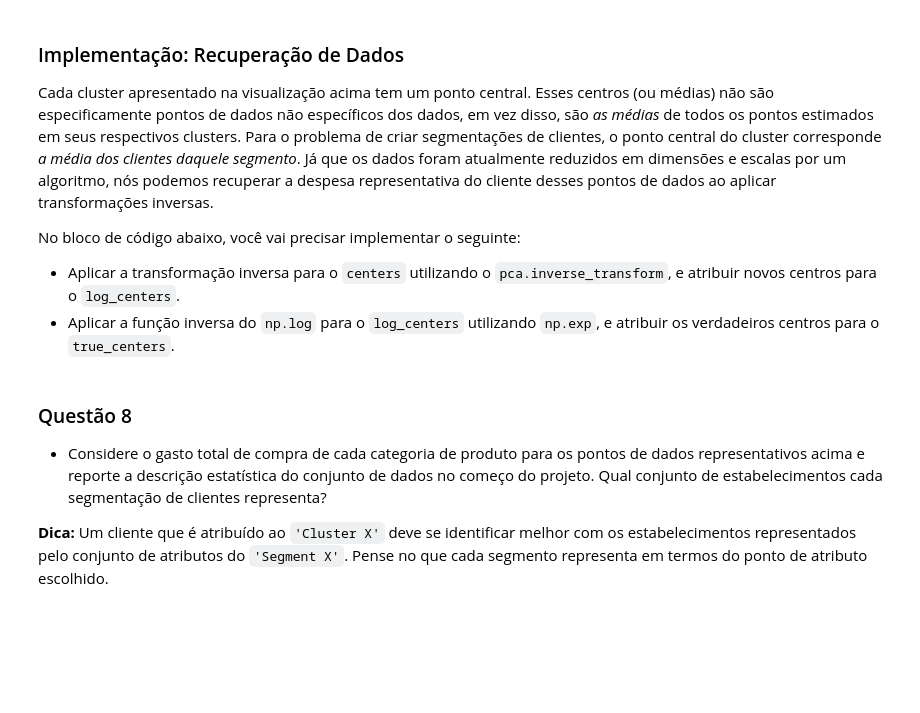
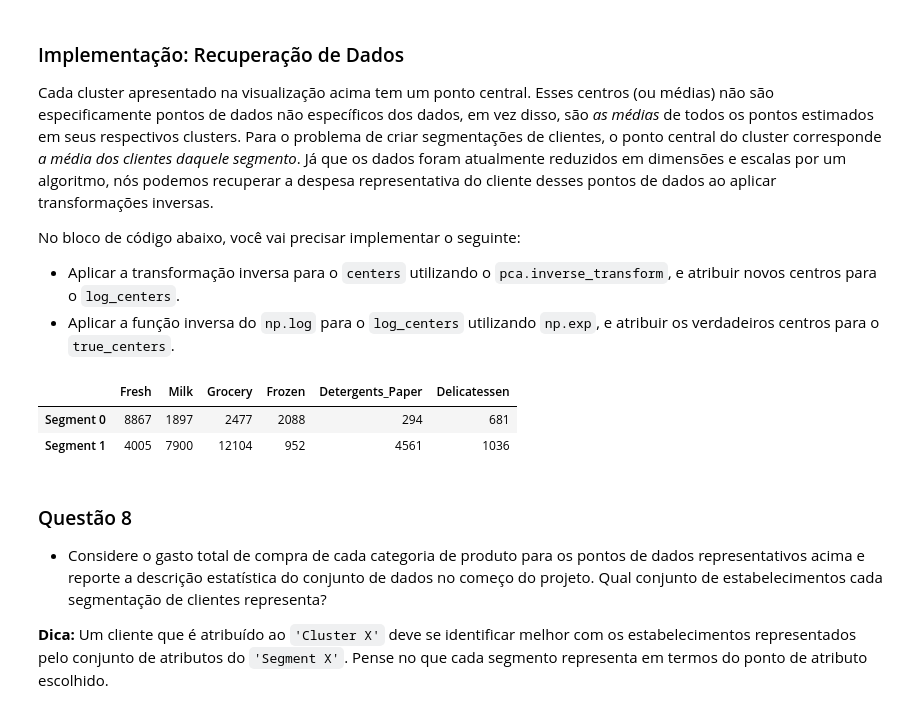
Before and after one commit to joseteodoro/br-machine-learning, a Jupyter notebook: customer_segments/customer_segments_PT.ipynb, the cells around one changed output. Drawn from its saved outputs; the diff is of its cells as text; code cells hidden in the pictures; blank space fills up the shorter version.

```diff
--- a/customer_segments/customer_segments_PT.ipynb
+++ b/customer_segments/customer_segments_PT.ipynb
@@ -464,0 +491,36 @@ score = None
+# %%
+# TODO: Aplique o algoritmo de clustering de sua escolha aos dados reduzidos
+
+from sklearn.cluster import KMeans
+from sklearn.metrics import silhouette_score
+
+best_score=-1
+clusterer=None
+n_cluster_range = range(2, 8)
+for n_clusters in n_cluster_range:
+    clf = KMeans(n_clusters=n_clusters, random_state=0)
+    clf.fit(reduced_data)
+    # TODO: Preveja o cluster para cada ponto de dado
+    preds = clf.predict(reduced_data)
+    # TODO: Calcule a média do coeficiente de silhueta para o número de clusters escolhidos
+    score = silhouette_score(reduced_data, preds)
+    print('Score para {} clusters: {}'.format(n_clusters,score))
+    if score > best_score:
+        best_score = score
+        clusterer = clf
+
+print('Clusterer escolhido usando silhouette_score:')
+print(clusterer)
+print('silhouette_score: {}'.format(best_score))
+
+# TODO: Preveja o cluster para cada ponto de dado
+preds = clusterer.predict(reduced_data)
+
+# TODO: Ache os centros do cluster
+centers = clusterer.cluster_centers_
+
+# TODO: Preveja o cluster para cada amostra de pontos de dado transformados
+sample_preds = clusterer.predict(pca_samples)
+
+# TODO: Calcule a média do coeficiente de silhueta para o número de clusters escolhidos
+score = silhouette_score(reduced_data, preds, metric='euclidean')
@@ -483,16 +570,20 @@ No bloco de código abaixo, você vai precisar implementar o seguinte:
  - Aplicar a função inversa do `np.log` para o `log_centers` utilizando `np.exp`, e atribuir os verdadeiros centros para o `true_centers`.
 # %%
 # TODO: Transforme inversamento os centros
-log_centers = None
+log_centers = pca.inverse_transform(centers)
 
 # TODO: Exponencie os centros
-true_centers = None
+true_centers = np.exp(log_centers)
 
 # Mostre os verdadeiros centros
 segments = ['Segment {}'.format(i) for i in range(0,len(centers))]
 true_centers = pd.DataFrame(np.round(true_centers), columns = data.keys())
 true_centers.index = segments
 display(true_centers)
+# %% [output]
+|  | Fresh | Milk | Grocery | Frozen | Detergents_Paper | Delicatessen |
+| Segment 0 | 8867 | 1897 | 2477 | 2088 | 294 | 681 |
+| Segment 1 | 4005 | 7900 | 12104 | 952 | 4561 | 1036 |
 # %% [markdown]
 ### Questão 8
 - Considere o gasto total de compra de cada categoria de produto para os pontos de dados representativos acima e reporte a descrição estatística do conjunto de dados no começo do projeto. Qual conjunto de estabelecimentos cada segmentação de clientes representa?
```
Also changed, not shown: parts of 26 cells of this notebook, 1 other file.
